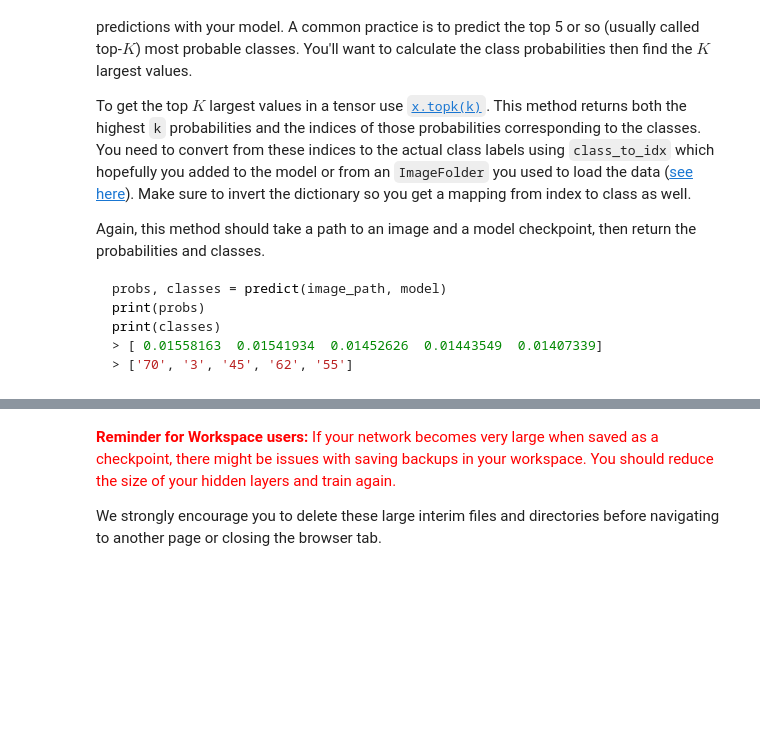
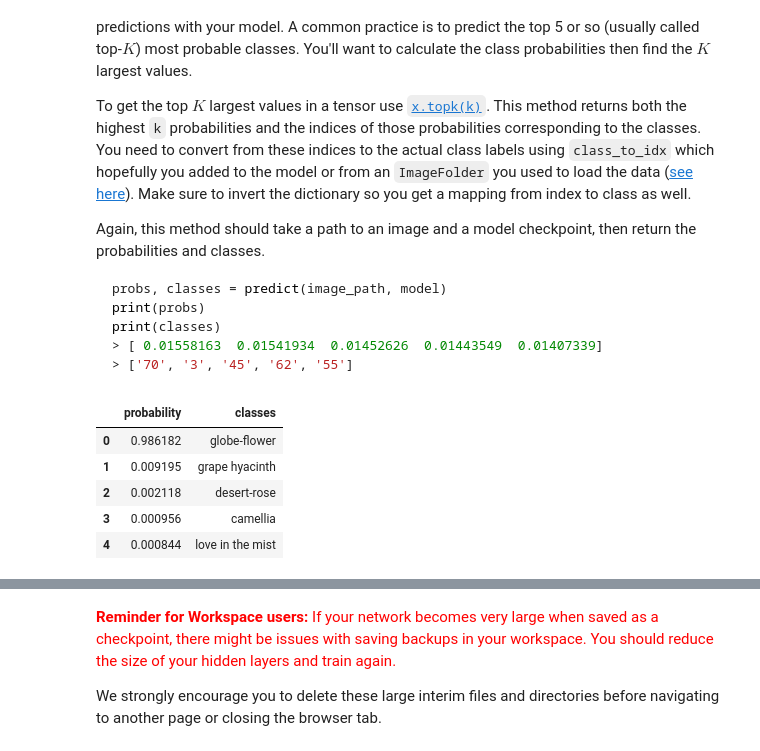
Before and after one commit to AlexYoOS/ai-project-2, a Jupyter notebook: src/Image Classifier Project.ipynb, the cells around one changed output, grey strips where cells are left out. Cells and saved outputs as stored; diff of their text form; code cells hidden in the pictures; blank space fills up the shorter version.

```diff
--- a/src/Image Classifier Project.ipynb
+++ b/src/Image Classifier Project.ipynb
@@ -381,0 +412,15 @@ def predict(image_path, model, topk=5):
+# %%
+import pandas as pd
+
+
+result_df = pd.DataFrame({'probability': probability,
+                            'classes': classes})
+result_df = result_df.sort_values('probability', ascending=False)
+result_df
+# %% [output]
+|  | probability | classes |
+| 0 | 0.986182 | globe-flower |
+| 1 | 0.009195 | grape hyacinth |
+| 2 | 0.002118 | desert-rose |
+| 3 | 0.000956 | camellia |
+| 4 | 0.000844 | love in the mist |
```
Also changed, not shown: parts of 34 cells of this notebook.
